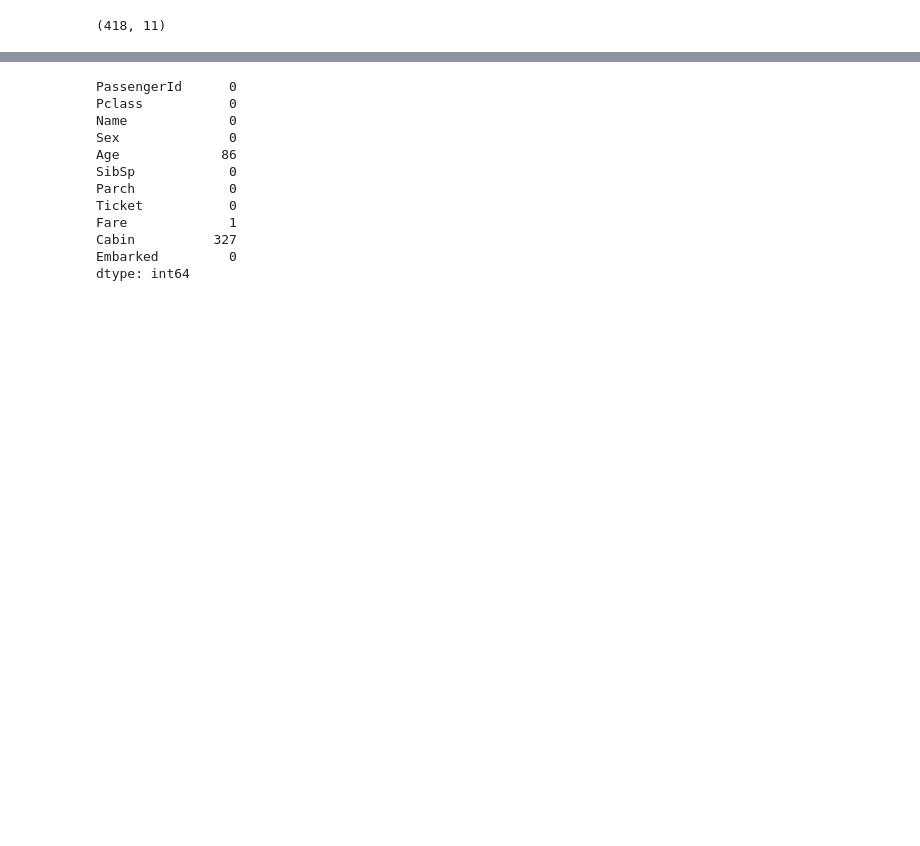
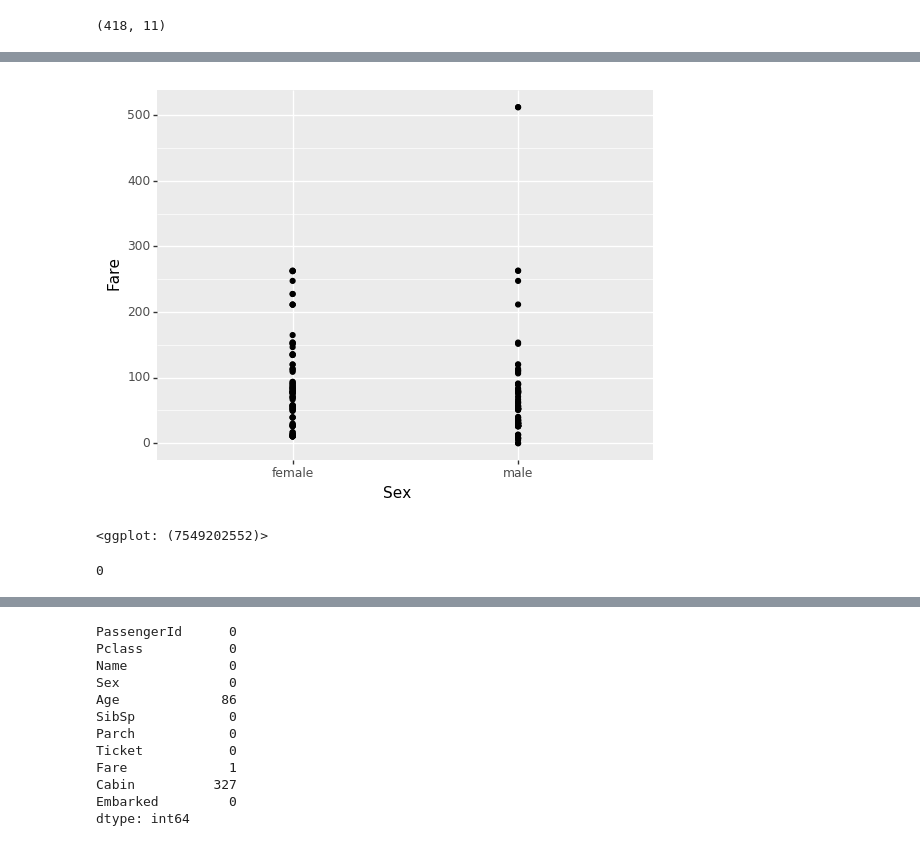
Before and after one commit to jypark0407/kaggle-titanic, a Jupyter notebook: titanic_analysis.ipynb, the cells around one changed output, grey strips where cells are left out. Drawn from its saved outputs; the diff is of its cells as text; code cells hidden in the pictures; blank space fills up the shorter version.

```diff
--- a/titanic_analysis.ipynb
+++ b/titanic_analysis.ipynb
@@ -66,3 +101,17 @@ train.describe()
+# %%
+#points=['#EE0B5C','#0BEE9D']
+
+(ggplot(train, aes('Sex','Fare', 'Survived'))
+ + geom_point()
+ #+ aes(color=points)
+)
+# %% [output]
+[figure, added]
+<ggplot: (7549202552)>
+# %%
+train.Embarked.isnull().sum()
+# %% [output]
+0
 # %%
 train.isnull().sum()
 # %% [output]
```
Also changed, not shown: parts of 33 cells of this notebook.
